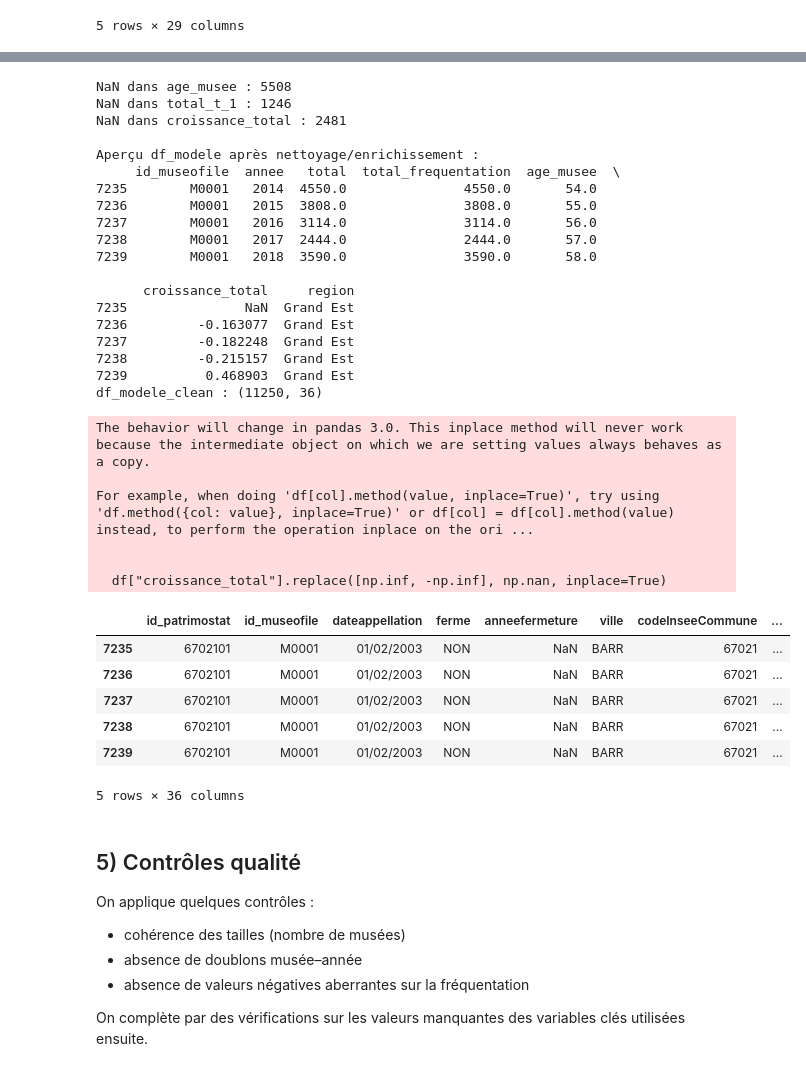
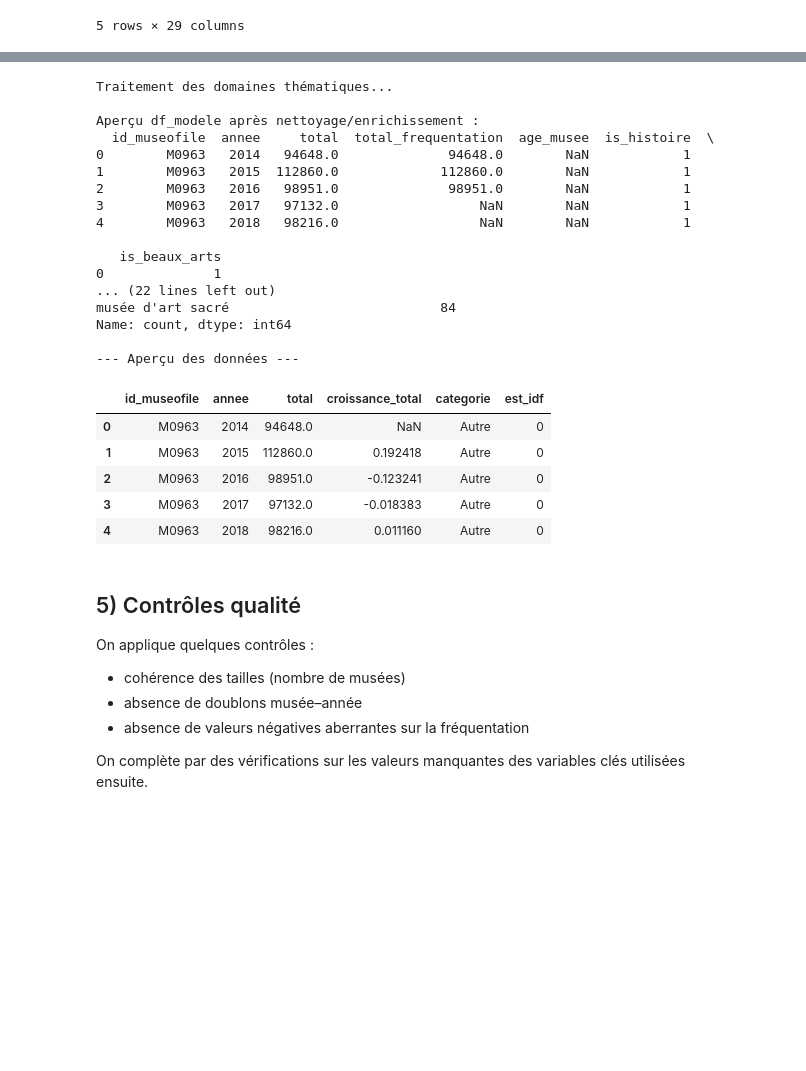
Before and after one commit to emmabezombes/prediction-musee, a Jupyter notebook: notebook/01_construction_base.ipynb, the cells around one changed output, grey strips where cells are left out. Cells and saved outputs as stored; diff of their text form; code cells hidden in the pictures; blank space fills up the shorter version.

```diff
--- a/notebook/01_construction_base.ipynb
+++ b/notebook/01_construction_base.ipynb
@@ -160,40 +168,58 @@ On applique les transformations définies dans `clean_and_enrich()` :
 # %%
+# Application des transformations
 df_modele_clean = clean_and_enrich(df_modele)
-print("df_modele_clean :", df_modele_clean.shape)
-display(df_modele_clean.head(5))
+
+print("Dimensions après nettoyage :", df_modele_clean.shape)
+
+# 1. Vérification des Domaines (Colonnes binaires pour le modèle)
+print("\n--- Vérification des variables binaires (One-Hot) ---")
+cols_binaires = [c for c in df_modele_clean.columns if c.startswith("is_")]
+if cols_binaires:
+    print(f"Colonnes créées ({len(cols_binaires)}) : {cols_binaires[:5]} ...")
+else:
+    print("Aucune colonne 'is_...' trouvée.")
+
+#Vérification des Catégories (Nettoyage texte)
+print("\n--- Vérification des Catégories ---")
+if "categorie" in df_modele_clean.columns:
+    print("Top 10 des catégories :")
+    print(df_modele_clean["categorie"].value_counts(dropna=False).head(10))
+
+#Aperçu final
+print("\n--- Aperçu des données ---")
+# On retire 'domaine_simple' de la liste de visualisation puisqu'elle n'existe pas encore
+cols_view = [
+    "id_museofile", "annee", "total",
+    "croissance_total",
+    "categorie", "est_idf"
+]
+cols_final = [c for c in cols_view if c in df_modele_clean.columns]
+
+display(df_modele_clean[cols_final].head())
 # %% [output]
-NaN dans age_musee : 5508
-NaN dans total_t_1 : 1246
-NaN dans croissance_total : 2481
+Traitement des domaines thématiques...
 
 Aperçu df_modele après nettoyage/enrichissement :
-     id_museofile  annee   total  total_frequentation  age_musee  \
-7235        M0001   2014  4550.0               4550.0       54.0
-7236        M0001   2015  3808.0               3808.0       55.0
-7237        M0001   2016  3114.0               3114.0       56.0
-7238        M0001   2017  2444.0               2444.0       57.0
-7239        M0001   2018  3590.0               3590.0       58.0
+  id_museofile  annee     total  total_frequentation  age_musee  is_histoire  \
+0        M0963   2014   94648.0              94648.0        NaN            1
+1        M0963   2015  112860.0             112860.0        NaN            1
+2        M0963   2016   98951.0              98951.0        NaN            1
+3        M0963   2017   97132.0                  NaN        NaN            1
+4        M0963   2018   98216.0                  NaN        NaN            1
 
-      croissance_total     region
-7235               NaN  Grand Est
-7236         -0.163077  Grand Est
-7237         -0.182248  Grand Est
-7238         -0.215157  Grand Est
-7239          0.468903  Grand Est
-df_modele_clean : (11250, 36)
+   is_beaux_arts
+0              1
+... (22 lines left out)
+musée d'art sacré                           84
+Name: count, dtype: int64
+
+--- Aperçu des données ---
-The behavior will change in pandas 3.0. This inplace method will never work because the intermediate object on which we are setting values always behaves as a copy.
-
-For example, when doing 'df[col].method(value, inplace=True)', try using 'df.method({col: value}, inplace=True)' or df[col] = df[col].method(value) instead, to perform the operation inplace on the ori ...
-
-
-  df["croissance_total"].replace([np.inf, -np.inf], np.nan, inplace=True)
-|  | id_patrimostat | id_museofile | dateappellation | ferme | anneefermeture | ville | codeInseeCommune | ... |
-| 7235 | 6702101 | M0001 | 01/02/2003 | NON | NaN | BARR | 67021 | ... |
-| 7236 | 6702101 | M0001 | 01/02/2003 | NON | NaN | BARR | 67021 | ... |
-| 7237 | 6702101 | M0001 | 01/02/2003 | NON | NaN | BARR | 67021 | ... |
-| 7238 | 6702101 | M0001 | 01/02/2003 | NON | NaN | BARR | 67021 | ... |
-| 7239 | 6702101 | M0001 | 01/02/2003 | NON | NaN | BARR | 67021 | ... |
+|  | id_museofile | annee | total | croissance_total | categorie | est_idf |
+| 0 | M0963 | 2014 | 94648.0 | NaN | Autre | 0 |
+| 1 | M0963 | 2015 | 112860.0 | 0.192418 | Autre | 0 |
+| 2 | M0963 | 2016 | 98951.0 | -0.123241 | Autre | 0 |
+| 3 | M0963 | 2017 | 97132.0 | -0.018383 | Autre | 0 |
+| 4 | M0963 | 2018 | 98216.0 | 0.011160 | Autre | 0 |
-5 rows × 36 columns
 # %% [markdown]
 ## 5) Contrôles qualité
 
```
Also changed, not shown: parts of 4 cells of this notebook, 1 other file.
